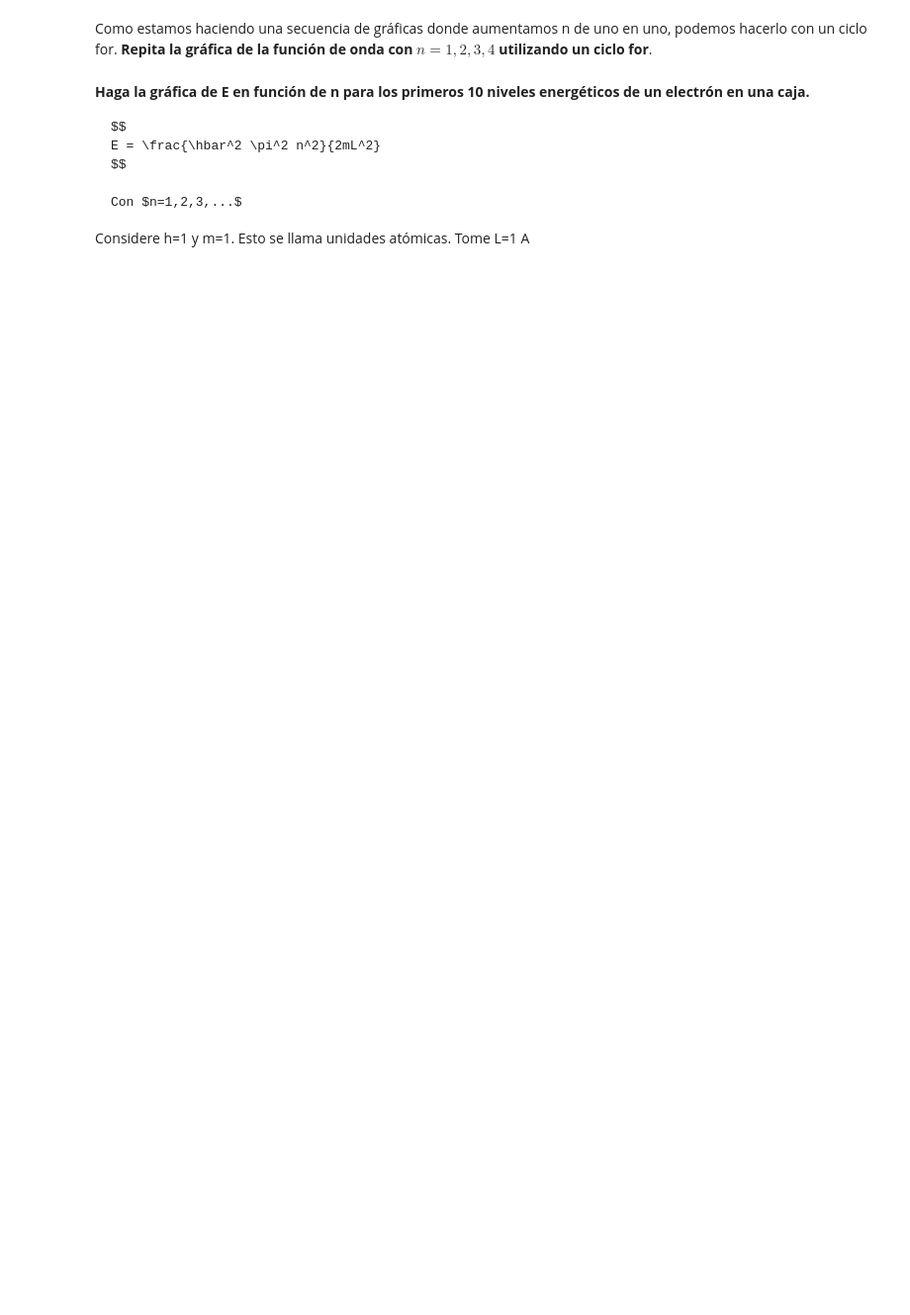
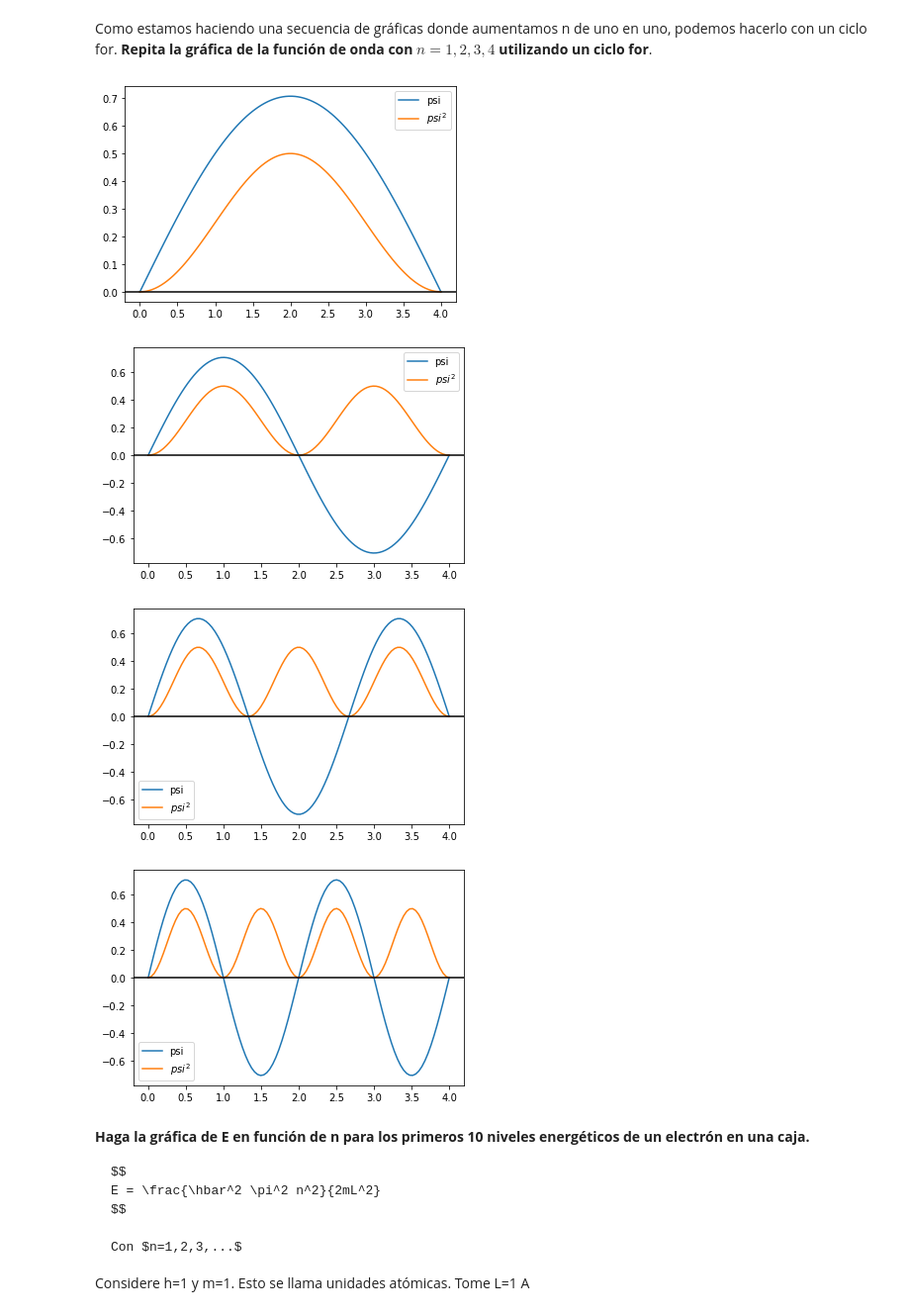
Before and after one commit to felipelewyee/Cuantica-I, a Jupyter notebook: Caja.ipynb, the cells around one changed output. Shown at 99% size. Cells and saved outputs as stored; diff of their text form; code cells hidden in the pictures; blank space fills up the shorter version.

```diff
--- a/Caja.ipynb
+++ b/Caja.ipynb
@@ -194,20 +213,21 @@ Como estamos haciendo una secuencia de gráficas donde aumentamos n de uno en un
 # %%
 # Gráfica de psi_1, psi_2, psi_3, psi_4 y su cuadrado con for
 
-import numpy as np
-from matplotlib import pyplot as plt
-
-L=4.0
 x=np.linspace(0,L,100)
 
 for n in range(1,5):
     psi=np.sqrt(2.0/L)*np.sin(n*np.pi*x/L)
     psi2=psi*psi
     plt.plot(x,psi,label="psi")
     plt.plot(x,psi2,label="$psi^2$")
     plt.legend()
     plt.axhline(y=0, color='k')
     plt.show()
+# %% [output]
+[figure, added]
+[figure, added]
+[figure, added]
+[figure, added]
 # %% [markdown]
 **Haga la gráfica de E en función de n para los primeros 10 niveles energéticos de un electrón en una caja.**
 
```
Also changed, not shown: parts of 18 cells of this notebook, 30 other files.
